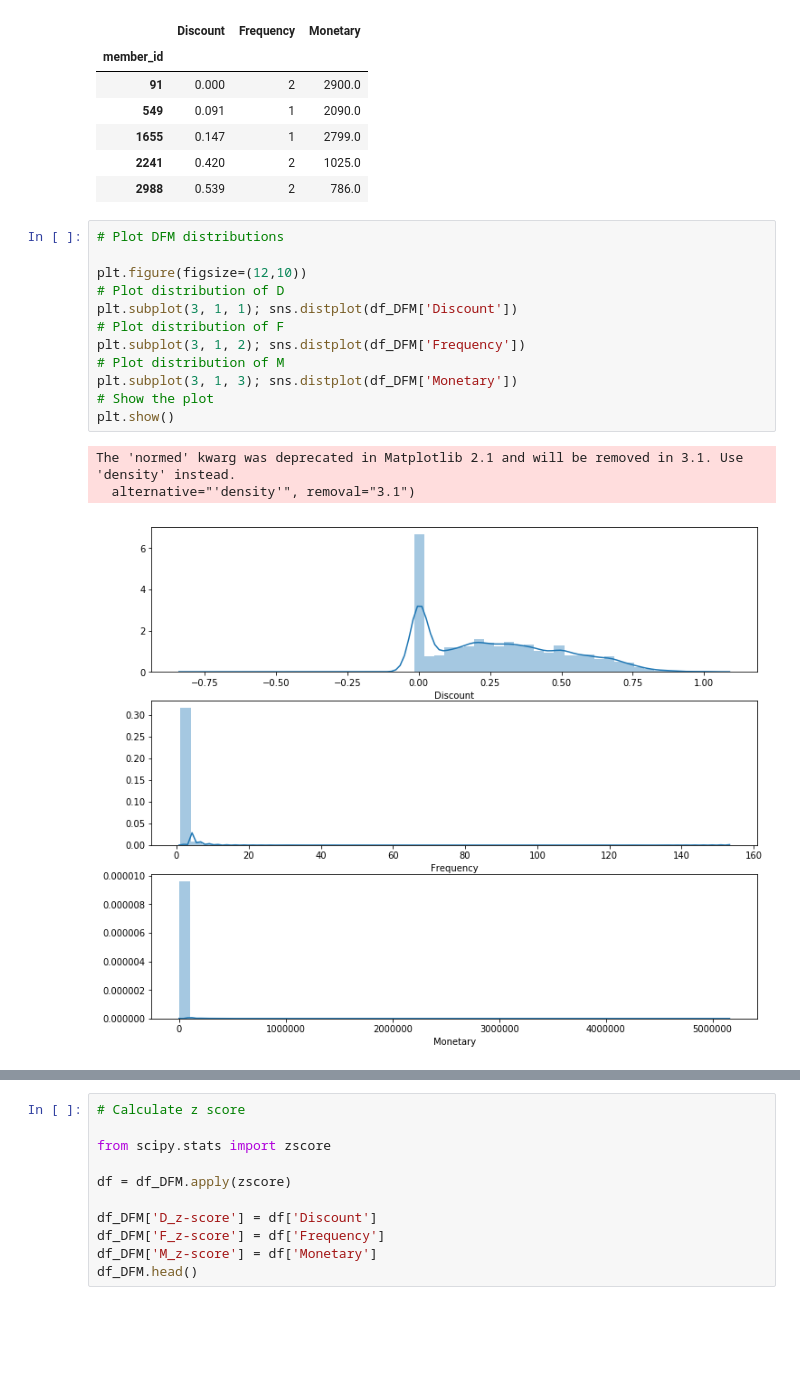
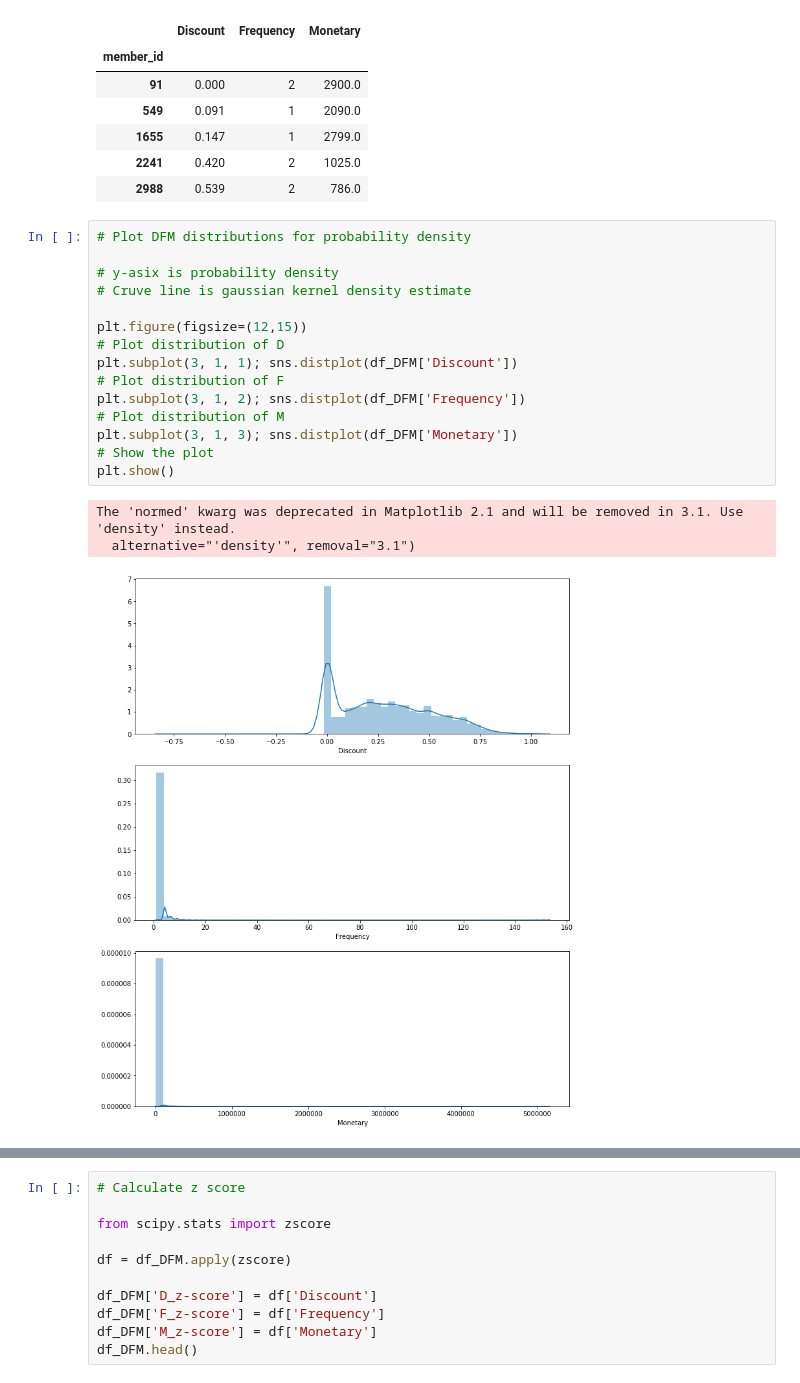
Before and after one commit to Ken0327/DataInnovation, a Jupyter notebook: DFM_Model-z_score_pchome.ipynb, the cells around one changed output, grey strips where cells are left out. Cells and saved outputs as stored; diff of their text form; blank space fills up the shorter version.

Commit message:
Update plot distribution in DFM model

```diff
--- a/DFM_Model-z_score_pchome.ipynb
+++ b/DFM_Model-z_score_pchome.ipynb
@@ -94,18 +94,21 @@ df_DFM.head()
 | 2241 | 0.420 | 2 | 1025.0 |
 | 2988 | 0.539 | 2 | 786.0 |
 # %%
-# Plot DFM distributions
+# Plot DFM distributions for probability density
 
-plt.figure(figsize=(12,10))
+# y-asix is probability density
+# Cruve line is gaussian kernel density estimate
+
+plt.figure(figsize=(12,15))
 # Plot distribution of D
 plt.subplot(3, 1, 1); sns.distplot(df_DFM['Discount'])
 # Plot distribution of F
 plt.subplot(3, 1, 2); sns.distplot(df_DFM['Frequency'])
 # Plot distribution of M
 plt.subplot(3, 1, 3); sns.distplot(df_DFM['Monetary'])
 # Show the plot
 plt.show()
 # %% [output]
 The 'normed' kwarg was deprecated in Matplotlib 2.1 and will be removed in 3.1. Use 'density' instead.
   alternative="'density'", removal="3.1")
-[figure, old version]
+[figure, new version]
```
Also changed, not shown: parts of 2 cells of this notebook.
